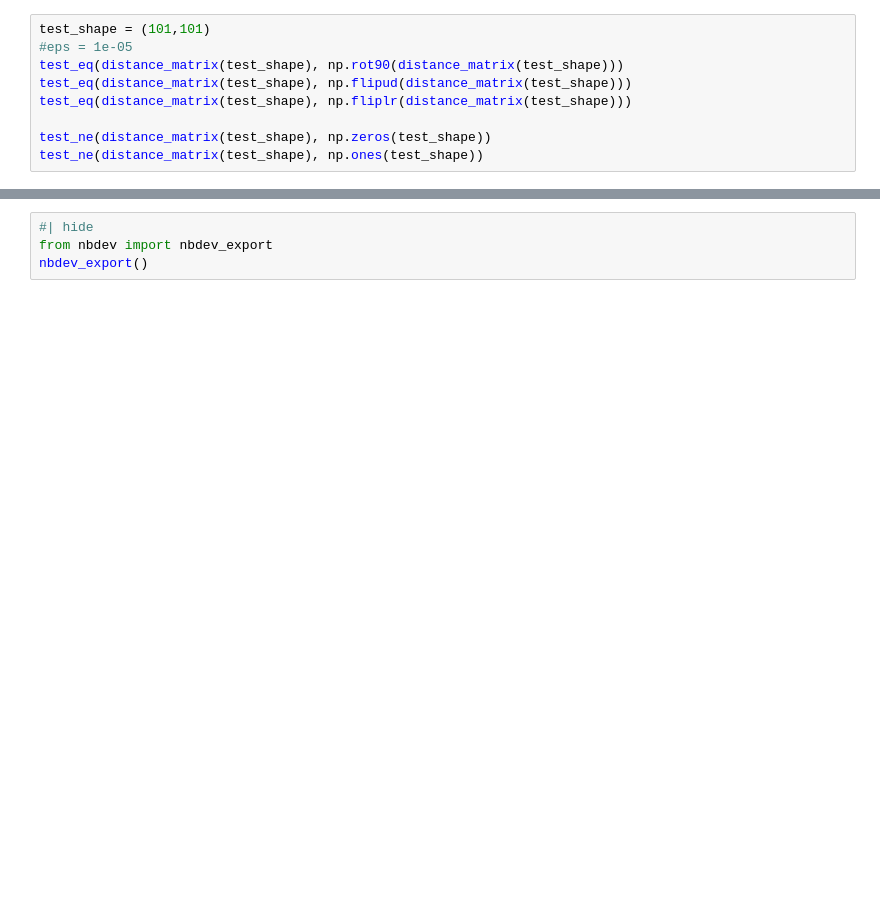
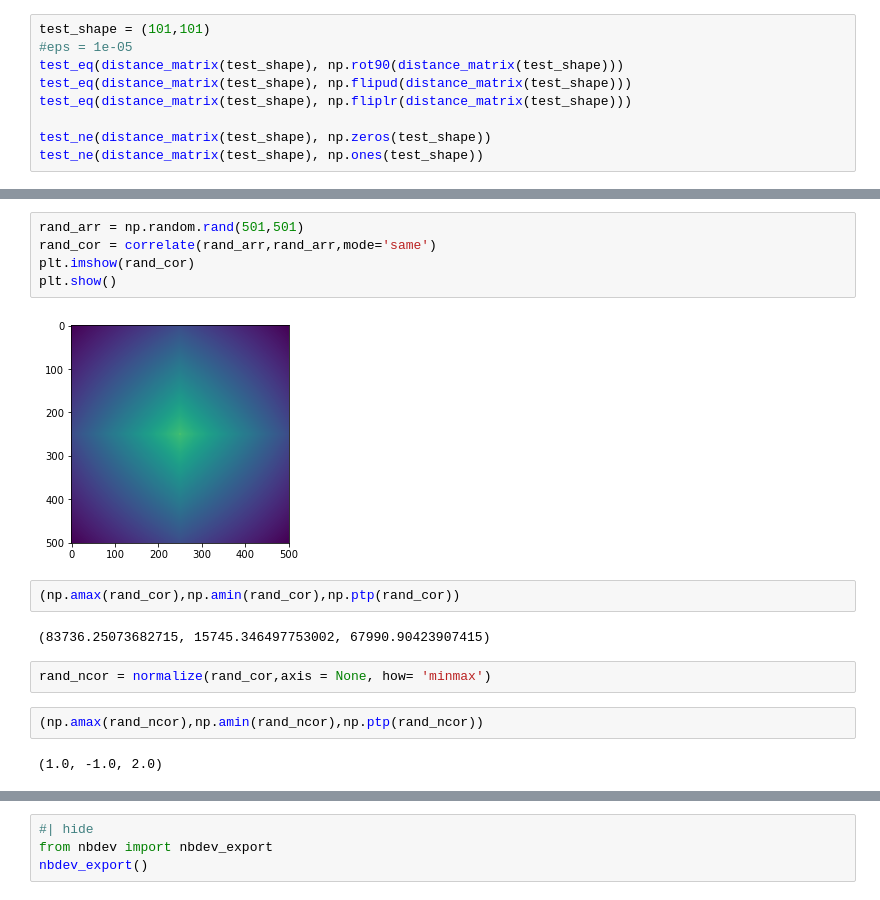
Before and after one commit to kpjmcg/rough, a Jupyter notebook: 00_data.ipynb, the cells around one changed output, grey strips where cells are left out. Saved outputs shown, nothing was run; the diff lists cells and outputs as text; blank space fills up the shorter version.

```diff
--- a/00_data.ipynb
+++ b/00_data.ipynb
@@ -337,0 +397,17 @@ test_ne(distance_matrix(test_shape), np.ones(test_shape))
+# %%
+rand_arr = np.random.rand(501,501)
+rand_cor = correlate(rand_arr,rand_arr,mode='same')
+plt.imshow(rand_cor)
+plt.show()
+# %% [output]
+[figure, added]
+# %%
+(np.amax(rand_cor),np.amin(rand_cor),np.ptp(rand_cor))
+# %% [output]
+(83736.25073682715, 15745.346497753002, 67990.90423907415)
+# %%
+rand_ncor = normalize(rand_cor,axis = None, how= 'minmax')
+# %%
+(np.amax(rand_ncor),np.amin(rand_ncor),np.ptp(rand_ncor))
+# %% [output]
+(1.0, -1.0, 2.0)
```
Also changed, not shown: parts of 20 cells of this notebook, 2 other files.
